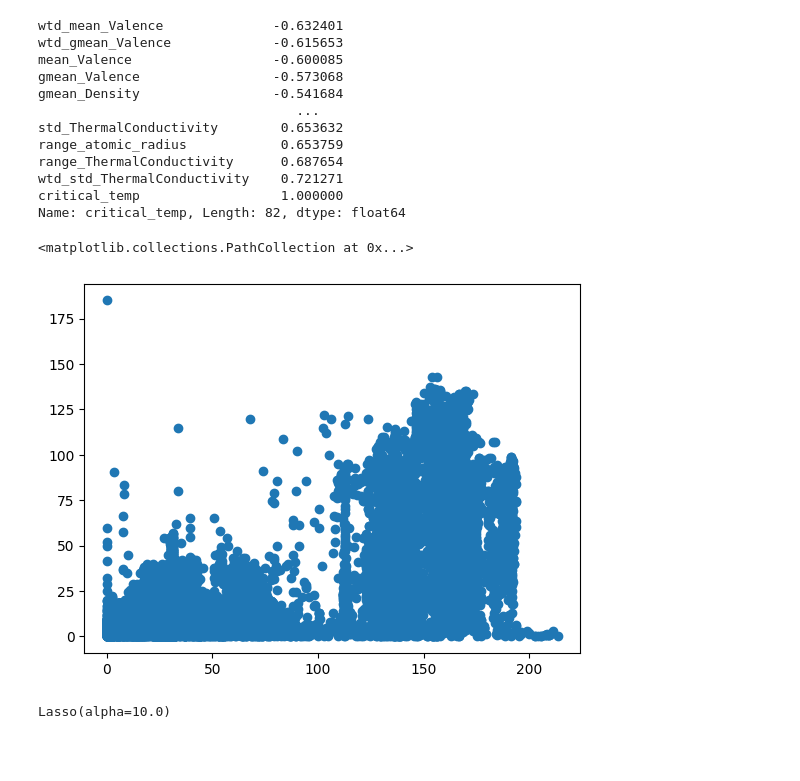
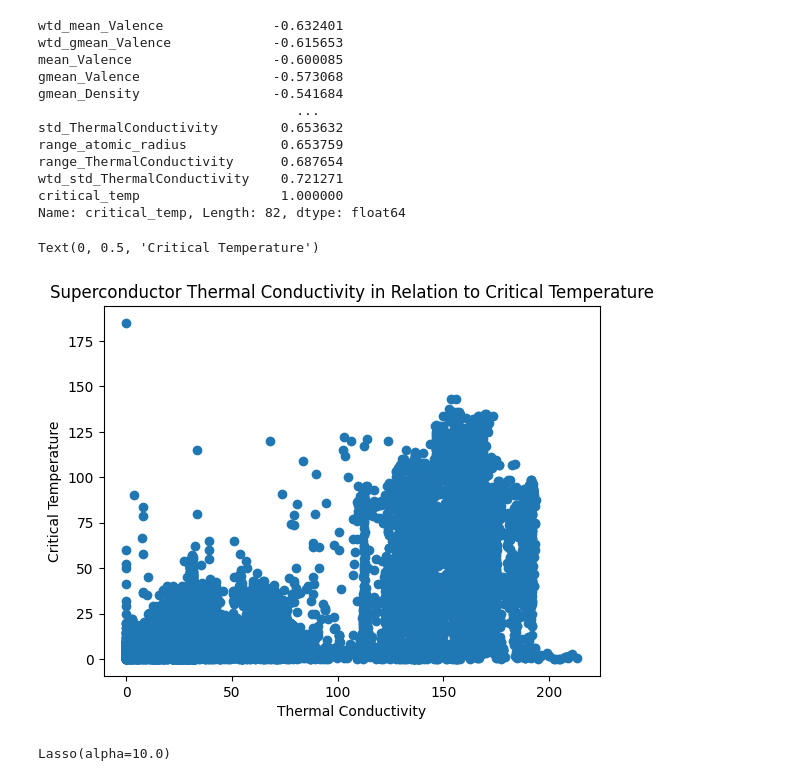
Before and after one commit to esera04/superconductor-temperature, a Jupyter notebook: nb.ipynb, the cells around one changed output. Cells and saved outputs as stored; diff of their text form; code cells hidden in the pictures; blank space fills up the shorter version.

Commit message:
Added graph labels and moved import statements

```diff
--- a/nb.ipynb
+++ b/nb.ipynb
@@ -55,8 +61,3 @@ critical_temp                  1.000000
 Name: critical_temp, Length: 82, dtype: float64
 # %%
 target = super_data['critical_temp']
-# %%
-plt.scatter(super_data['wtd_std_ThermalConductivity'], target)
-# %% [output]
-<matplotlib.collections.PathCollection at 0x...>
-[figure, removed]
@@ -65,3 +64,11 @@ from sklearn.model_selection import train_test_split
+# %%
+plt.scatter(super_data['wtd_std_ThermalConductivity'], target)
+plt.title('Superconductor Thermal Conductivity in Relation to Critical Temperature')
+plt.xlabel('Thermal Conductivity')
+plt.ylabel('Critical Temperature')
+# %% [output]
+Text(0, 0.5, 'Critical Temperature')
+[figure, added]
 # %%
 features = super_data.drop(['critical_temp'], axis = 1)
 # %%
```
Also changed, not shown: parts of 18 cells of this notebook.
